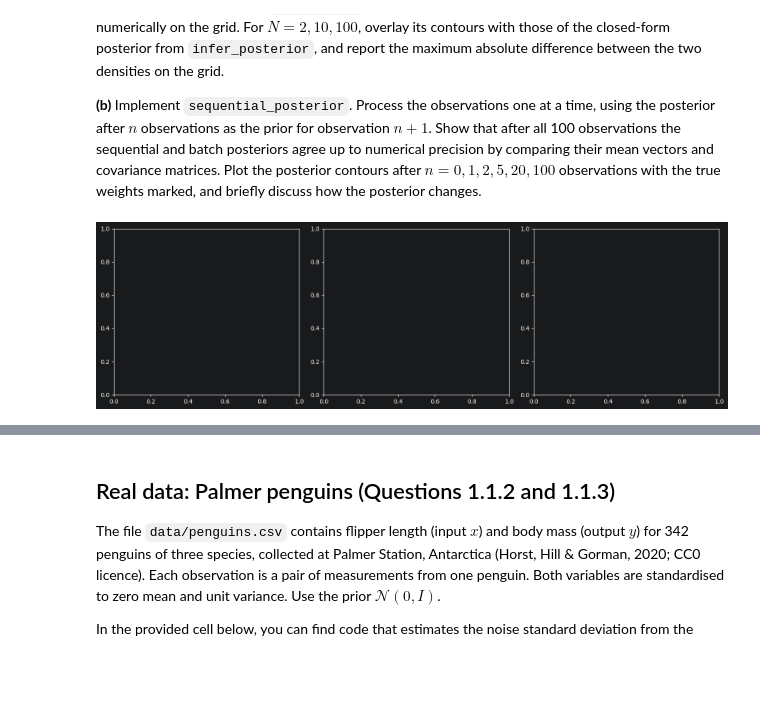
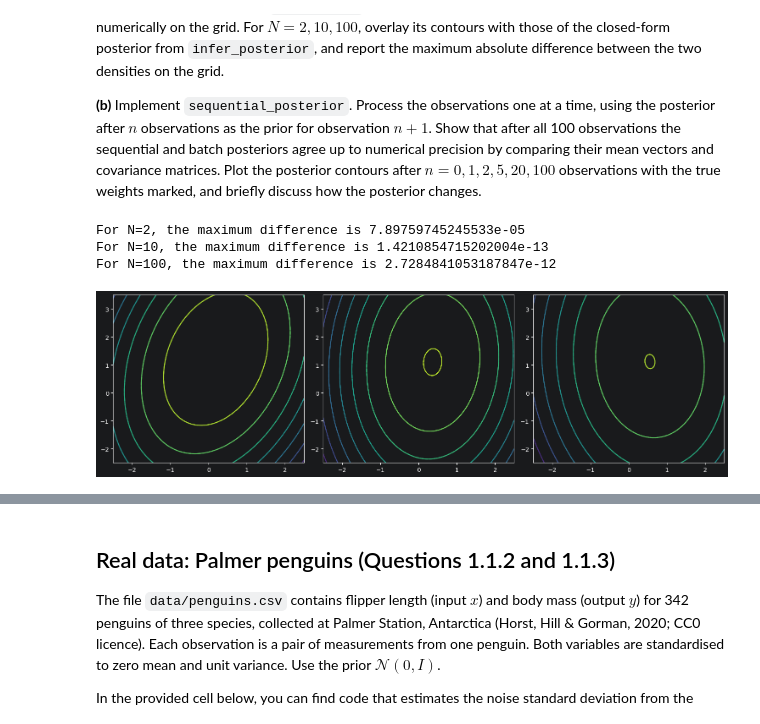
Before and after one commit to mikoleo/Machine-learning-Advanced-Course, a Jupyter notebook: 1E-BLR-HT26.ipynb, the cells around one changed output, grey strips where cells are left out. Drawn from its saved outputs; the diff is of its cells as text; code cells hidden in the pictures; blank space fills up the shorter version.

```diff
--- a/1E-BLR-HT26.ipynb
+++ b/1E-BLR-HT26.ipynb
@@ -105,30 +105,52 @@ plt.show()
 # %%
 def grid_posterior(w0_grid, w1_grid, X, y, prior_mean, prior_cov, noise_std):
     # Return a density array with shape (len(w0_grid), len(w1_grid)).
-    # initialiser prior
 
-    # initialiser log prior / log vraisemblance (taille de w_0,w_1)
+    noiseStdSquareMatrix = noise_std**2 * np.eye(len(X))
 
-    #double boucle sur w_0,w_1
-        # calcul de w
-        # calcul log vraisemblance
-        # calul log prior
+    prior = multivariate_normal(prior_mean, prior_cov)
 
+    # Init log densities
+    logPrior = np.zeros((len(w0_grid), len(w1_grid)))
+    logLikelihood = np.zeros((len(w0_grid), len(w1_grid)))
 
-    raise NotImplementedError("Implement grid_posterior.")
+    for i,w0 in enumerate(w0_grid):
+        for j,w1 in enumerate(w1_grid):
+            w = np.array([w0,w1])
+            logLikelihood[i][j] = multivariate_normal(X @ w, noiseStdSquareMatrix).logpdf(y)
+            logPrior[i][j] = prior.logpdf(w)
+    logPost = logPrior + logLikelihood
+    return logPost
 # %%
 w0_grid = np.linspace(-2.5, 2.5, 401)
 w1_grid = np.linspace(-2.5, 3.5, 401)
 W0, W1 = np.meshgrid(w0_grid, w1_grid, indexing="ij")
+pos = np.dstack([W0, W1])
 
 fig, axs = plt.subplots(1, 3, figsize=(15, 4.5))
 for ax, N in zip(axs, Ns):
     X, y = datasets[N]
+
     # Compute the grid posterior and the closed-form posterior, overlay their contours
-    # and print the maximum absolute difference between the two densities.
+    gridPost = grid_posterior(w0_grid,w1_grid,X,y,PRIOR_MEAN,PRIOR_COV,NOISE_STD)
+    dW = (w1_grid[1]-w1_grid[0])*(w0_grid[1]-w0_grid[0])
+    gridPost = gridPost - logsumexp(gridPost) - np.log(dW)
+
+
+    mn,sn = infer_posterior(X,y,PRIOR_MEAN,PRIOR_COV,NOISE_STD)
+    closedFormPost = multivariate_normal(mn,sn).logpdf(pos)
+
+    ax.contour(W0,W1,gridPost)
+    ax.contour(W0,W1,closedFormPost,linestyles="dashed")
+
+    #print the maximum absolute difference between the two densities.
+    print(f"For N={N}, the maximum difference is {np.max(np.abs(closedFormPost - gridPost))}")
 plt.tight_layout()
 plt.show()
 # %% [output]
+For N=2, the maximum difference is 7.89759745245533e-05
+For N=10, the maximum difference is 1.4210854715202004e-13
+For N=100, the maximum difference is 2.7284841053187847e-12
-[figure, old version]
+[figure, new version]
 # %%
 def sequential_posterior(X, y, prior_mean, prior_cov, noise_std):
```
Also changed, not shown: parts of 14 cells of this notebook, 1 other file.
